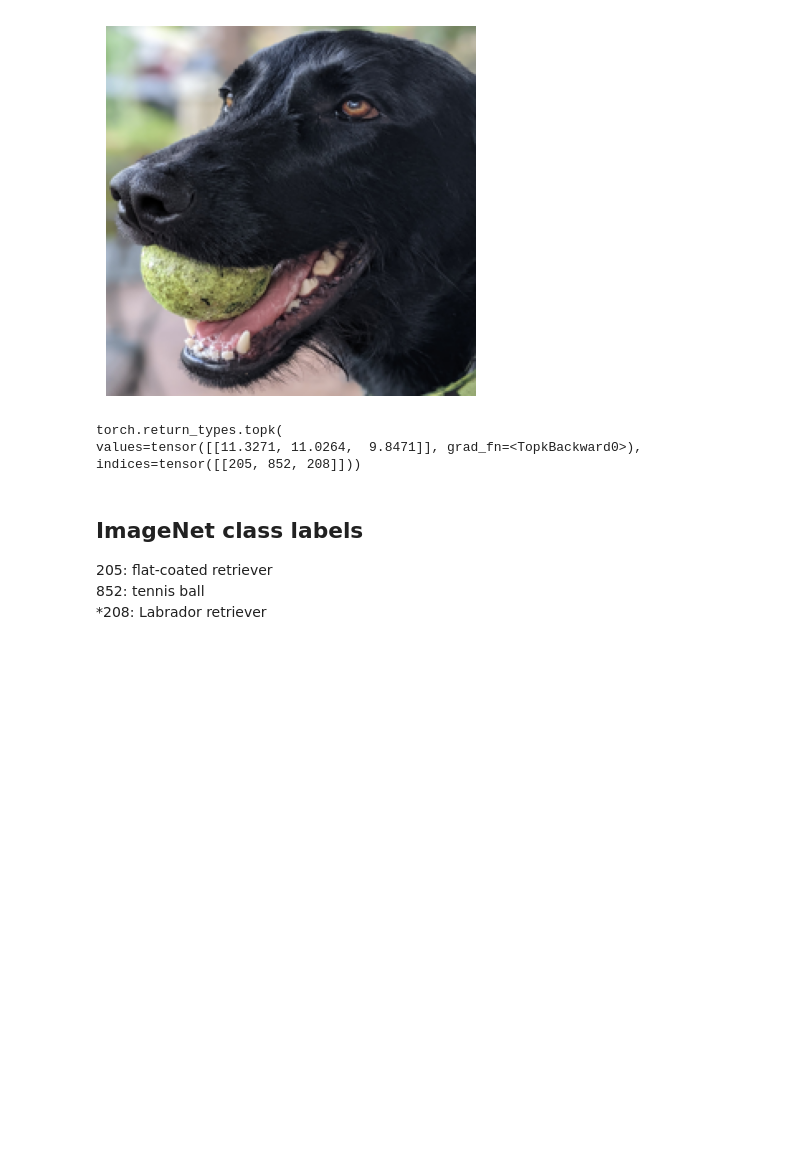
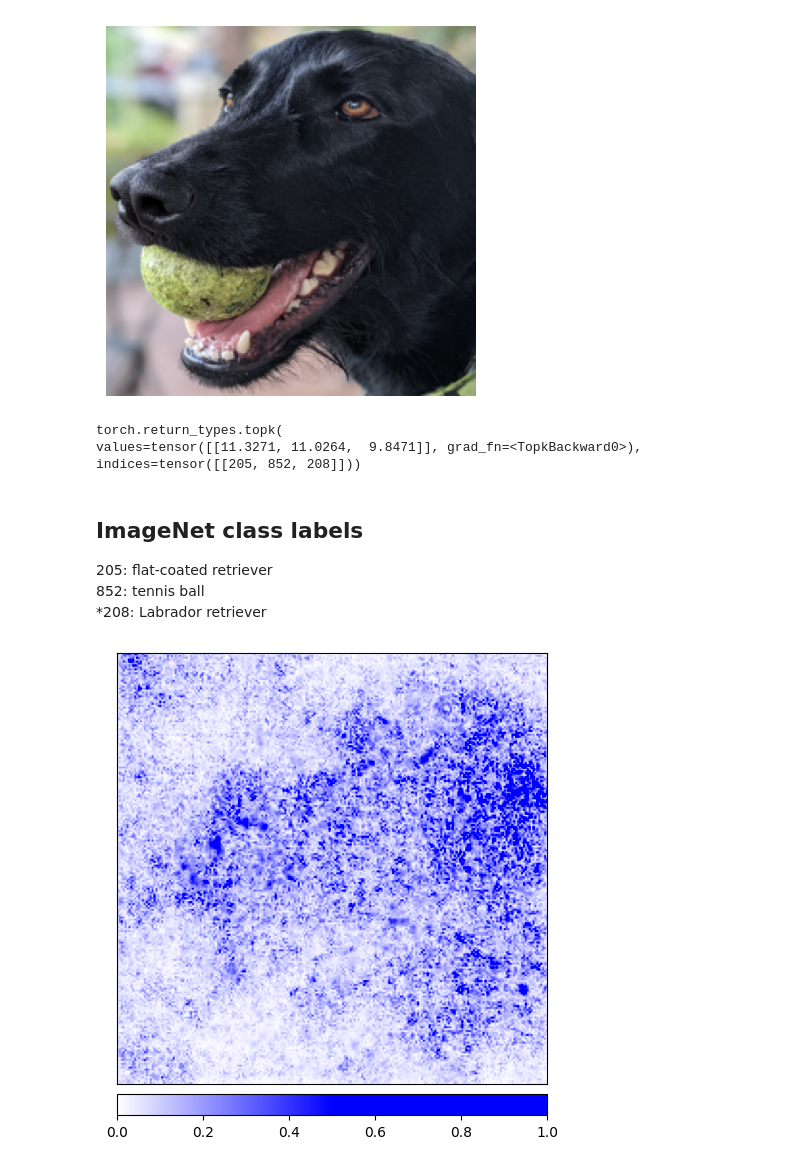
Before and after one commit to ZacCarrico/mlops_genai_2024, a Jupyter notebook: gradient_based_interp.ipynb, the cells around one changed output. Saved outputs shown, nothing was run; the diff lists cells and outputs as text; code cells hidden in the pictures; blank space fills up the shorter version.

```diff
--- a/gradient_based_interp.ipynb
+++ b/gradient_based_interp.ipynb
@@ -50,15 +52,16 @@ transform = transforms.Compose([
                          std=[0.229, 0.224, 0.225])
 ])
 input_tensor = transform(original_img).unsqueeze(0)
-
-input_tensor.requires_grad_(True)
-model = models.resnet34(weights='IMAGENET1K_V1')
-model.eval()
-model(input_tensor).topk(3)
+transposed_image = np.transpose(input_tensor.squeeze().detach().numpy(), (1,2,0))
-# %% [output]
-torch.return_types.topk(
-values=tensor([[11.3271, 11.0264,  9.8471]], grad_fn=<TopkBackward0>),
-indices=tensor([[205, 852, 208]]))
+# %%
+input_tensor.requires_grad_(True)
+model = models.resnet34(weights='IMAGENET1K_V1')
+model.eval()
+model(input_tensor).topk(3)
+# %% [output]
+torch.return_types.topk(
+values=tensor([[11.3271, 11.0264,  9.8471]], grad_fn=<TopkBackward0>),
+indices=tensor([[205, 852, 208]]))
 # %% [markdown]
 ## ImageNet class labels
 205: flat-coated retriever
@@ -69 +72,23 @@ target_class = 208
+# %%
+# Noise tunnel constants
+NT_SAMPLES = 10
+NT_SAMPLES_BATCH_SIZE = 5
+
+# vizualize_image_attr
+METHOD = "heat_map"
+SIGN="absolute_value"
+SHOW_COLORBAR=True
+CUSTOM_CMAP = LinearSegmentedColormap.from_list('custom blue',
+                                                 [(0, '#ffffff'),
+                                                  (0.5, '#0000ff'),
+                                                  (1, '#0000ff')], N=256)
+partial_viz_img_attr = partial(viz.visualize_image_attr, method=METHOD, sign=SIGN, show_colorbar=SHOW_COLORBAR, cmap=CUSTOM_CMAP)
+# %%
+# Saliency Map
+saliency = Saliency(model)
+saliency_map = saliency.attribute(input_tensor, target_class).detach().squeeze().numpy()
+transposed_saliency_map = np.transpose(saliency_map, (1,2,0))
+saliency_plt = partial_viz_img_attr(transposed_saliency_map, transposed_image)
+# %% [output]
+[figure, added]
 # %%
```
Also changed, not shown: parts of 15 cells of this notebook.
